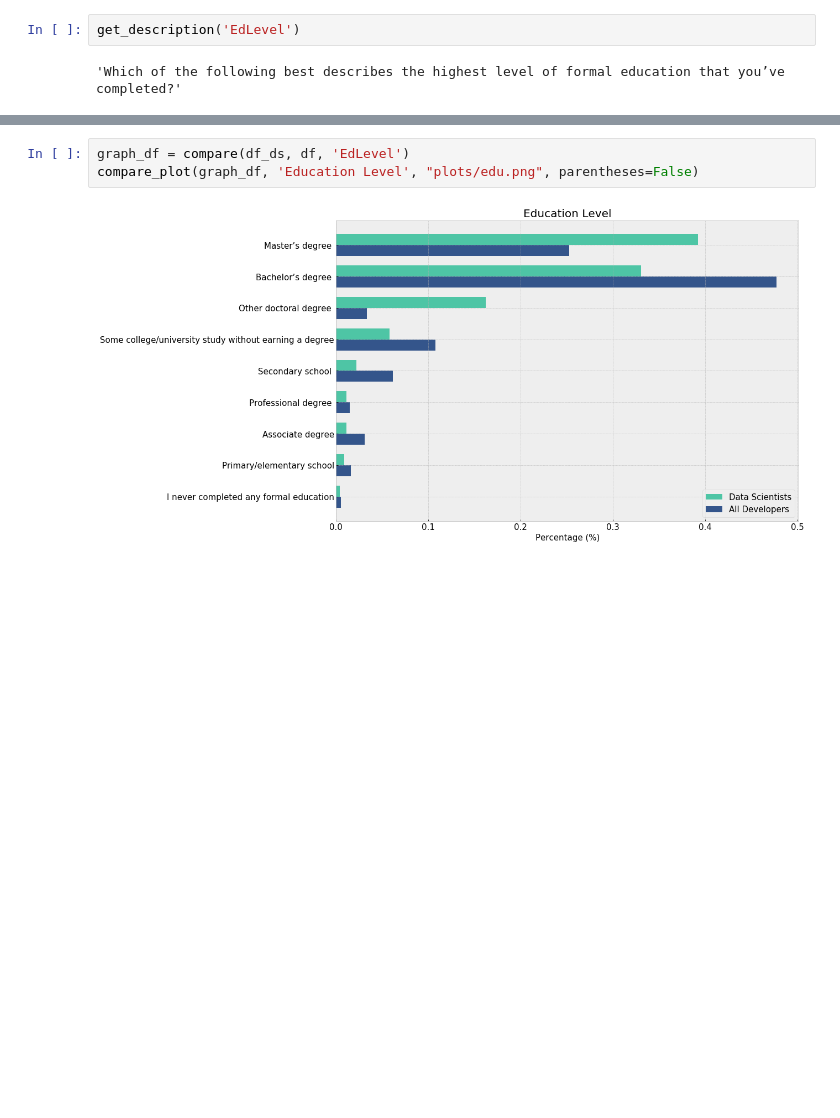
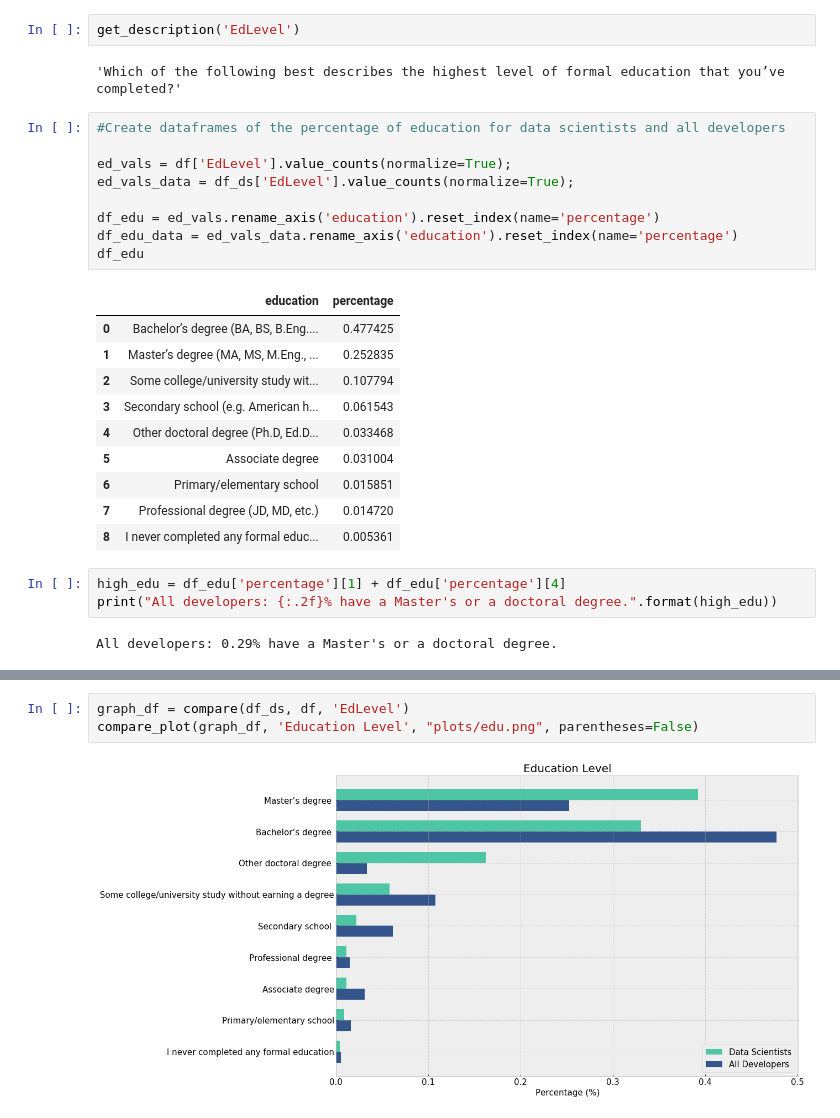
Before and after one commit to leedah/data-scientists-stackoverflow-analysis, a Jupyter notebook: Stackoverflow 2019 Survey.ipynb, the cells around one changed output, grey strips where cells are left out. Saved outputs shown, nothing was run; the diff lists cells and outputs as text; blank space fills up the shorter version.

```diff
--- a/Stackoverflow 2019 Survey.ipynb
+++ b/Stackoverflow 2019 Survey.ipynb
@@ -414,3 +414,28 @@ First, we want to know if data scientists have an education level higher than a
 get_description('EdLevel')
 # %% [output]
 'Which of the following best describes the highest level of formal education that you’ve completed?'
+# %%
+#Create dataframes of the percentage of education for data scientists and all developers
+
+ed_vals = df['EdLevel'].value_counts(normalize=True);
+ed_vals_data = df_ds['EdLevel'].value_counts(normalize=True);
+
+df_edu = ed_vals.rename_axis('education').reset_index(name='percentage')
+df_edu_data = ed_vals_data.rename_axis('education').reset_index(name='percentage')
+df_edu
+# %% [output]
+|  | education | percentage |
+| 0 | Bachelor’s degree (BA, BS, B.Eng.... | 0.477425 |
+| 1 | Master’s degree (MA, MS, M.Eng., ... | 0.252835 |
+| 2 | Some college/university study wit... | 0.107794 |
+| 3 | Secondary school (e.g. American h... | 0.061543 |
+| 4 | Other doctoral degree (Ph.D, Ed.D... | 0.033468 |
+| 5 | Associate degree | 0.031004 |
+| 6 | Primary/elementary school | 0.015851 |
+| 7 | Professional degree (JD, MD, etc.) | 0.014720 |
+| 8 | I never completed any formal educ... | 0.005361 |
+# %%
+high_edu = df_edu['percentage'][1] + df_edu['percentage'][4]
+print("All developers: {:.2f}% have a Master's or a doctoral degree.".format(high_edu))
+# %% [output]
+All developers: 0.29% have a Master's or a doctoral degree.
```
Also changed, not shown: parts of 12 cells of this notebook.
